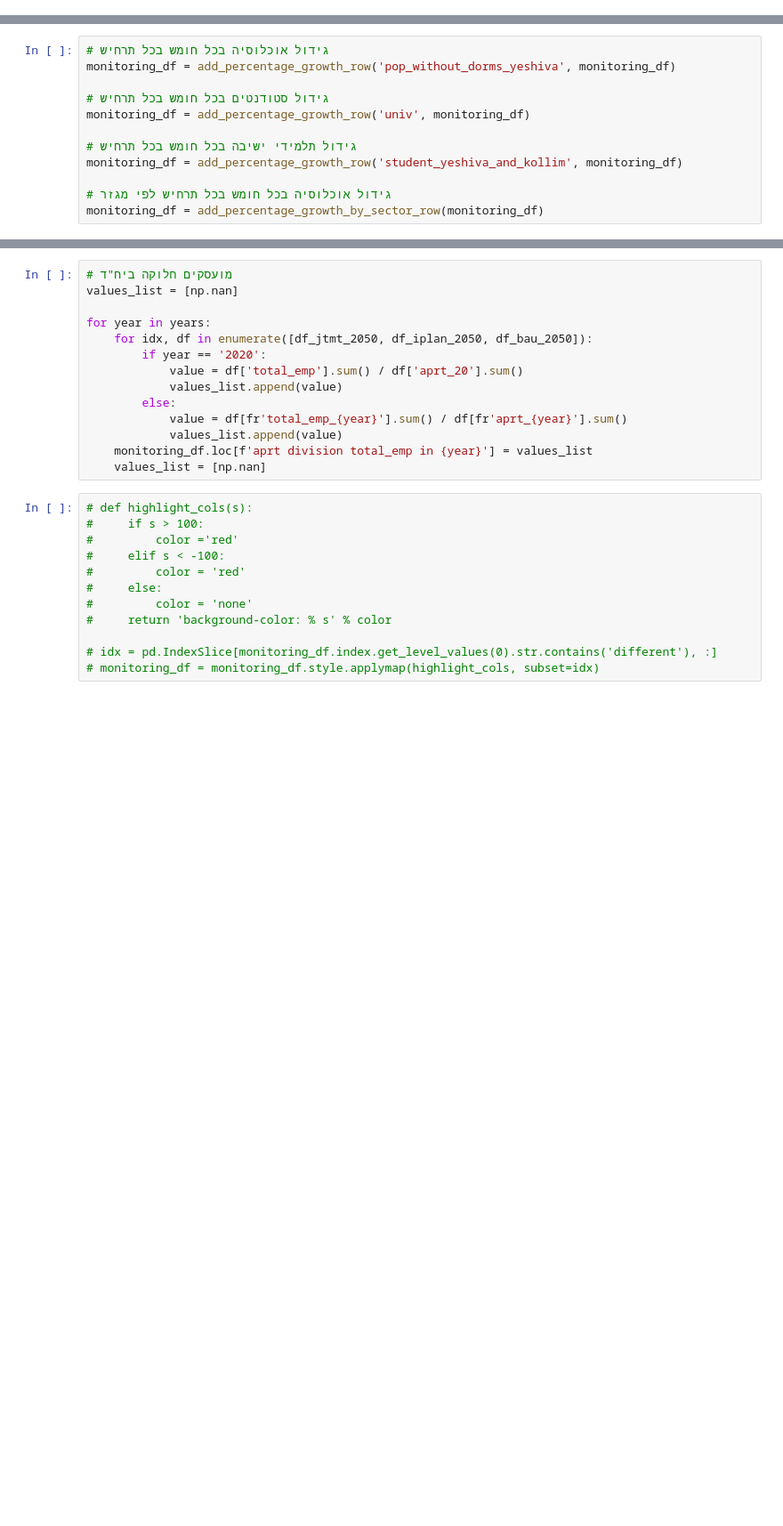
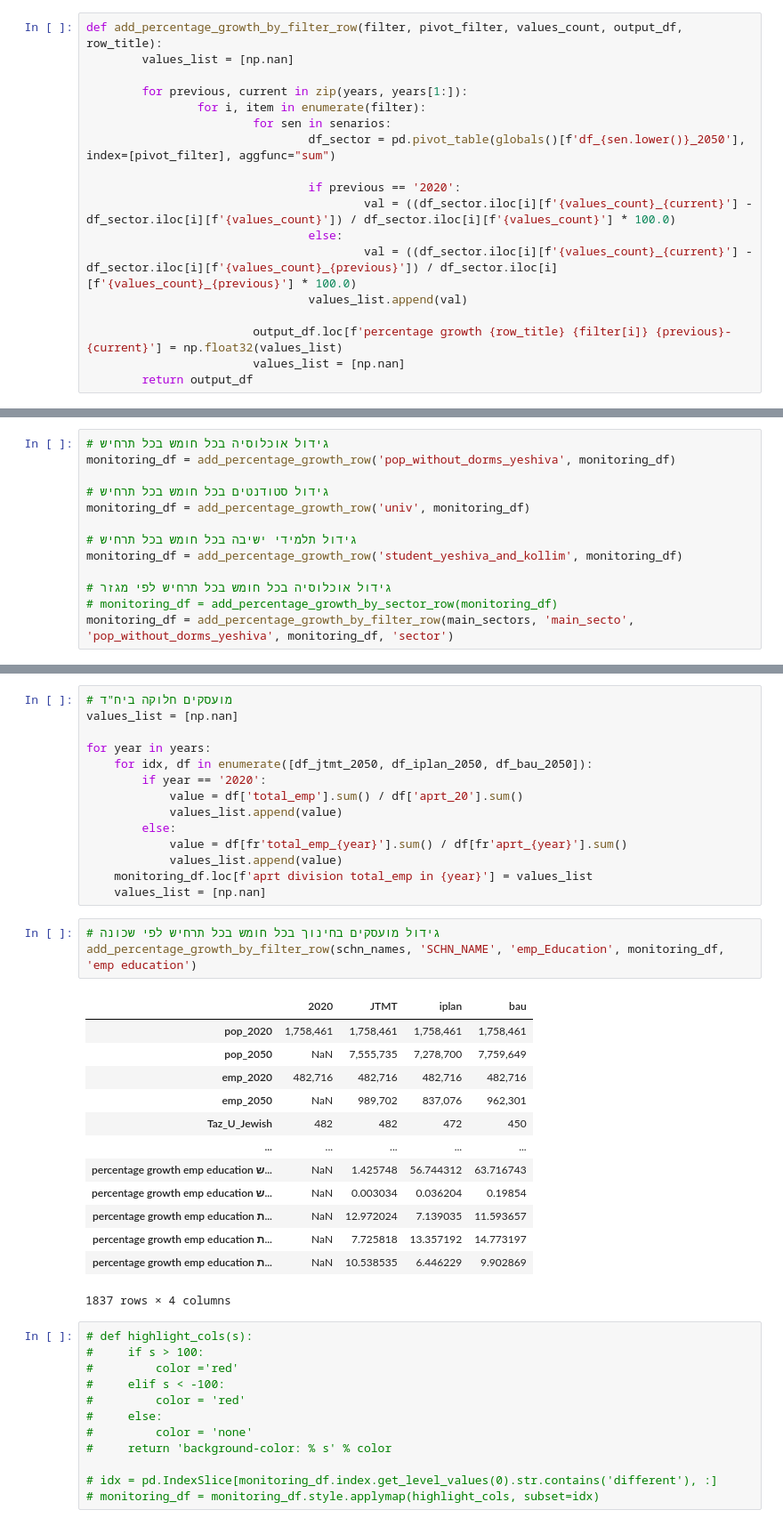
Before and after one commit to JTMPT/forecast, a Jupyter notebook: create_forecast_basic/utils/monitoring_df.ipynb, the cells around one changed output, grey strips where cells are left out. Shown at 89% size. Saved outputs shown, nothing was run; the diff lists cells and outputs as text; blank space fills up the shorter version.

```diff
--- a/create_forecast_basic/utils/monitoring_df.ipynb
+++ b/create_forecast_basic/utils/monitoring_df.ipynb
@@ -143,3 +143,21 @@ def add_percentage_growth_by_sector_row(output_df):
+# %%
+def add_percentage_growth_by_filter_row(filter, pivot_filter, values_count, output_df, row_title):
+        values_list = [np.nan]
+
+        for previous, current in zip(years, years[1:]):
+                for i, item in enumerate(filter):
+                        for sen in senarios:
+                                df_sector = pd.pivot_table(globals()[f'df_{sen.lower()}_2050'], index=[pivot_filter], aggfunc="sum")
+
+                                if previous == '2020':
+                                        val = ((df_sector.iloc[i][f'{values_count}_{current}'] - df_sector.iloc[i][f'{values_count}']) / df_sector.iloc[i][f'{values_count}'] * 100.0)
+                                else:
+                                        val = ((df_sector.iloc[i][f'{values_count}_{current}'] - df_sector.iloc[i][f'{values_count}_{previous}']) / df_sector.iloc[i][f'{values_count}_{previous}'] * 100.0)
+                                values_list.append(val)
+
+                        output_df.loc[f'percentage growth {row_title} {filter[i]} {previous}-{current}'] = np.float32(values_list)
+                        values_list = [np.nan]
+        return output_df
 # %%
 monitoring_df = pd.DataFrame(columns=['2020', 'JTMT', 'iplan', 'bau'])
 # %%
@@ -204,7 +222,8 @@ monitoring_df = add_percentage_growth_row('univ', monitoring_df)
 monitoring_df = add_percentage_growth_row('student_yeshiva_and_kollim', monitoring_df)
 
 # גידול אוכלוסיה בכל חומש בכל תרחיש לפי מגזר
-monitoring_df = add_percentage_growth_by_sector_row(monitoring_df)
+# monitoring_df = add_percentage_growth_by_sector_row(monitoring_df)
+monitoring_df = add_percentage_growth_by_filter_row(main_sectors, 'main_secto', 'pop_without_dorms_yeshiva', monitoring_df, 'sector')
 # %%
 # גידול גילאים 15-24 באוכלוסיה החרדית בכל חומש בכל תרחיש
 for previous, current in zip(years, years[1:]):
@@ -357,6 +376,23 @@ for year in years:
             values_list.append(value)
     monitoring_df.loc[f'aprt division total_emp in {year}'] = values_list
     values_list = [np.nan]
+# %%
+# גידול מועסקים בחינוך בכל חומש בכל תרחיש לפי שכונה
+add_percentage_growth_by_filter_row(schn_names, 'SCHN_NAME', 'emp_Education', monitoring_df, 'emp education')
+# %% [output]
+|  | 2020 | JTMT | iplan | bau |
+| pop_2020 | 1,758,461 | 1,758,461 | 1,758,461 | 1,758,461 |
+| pop_2050 | NaN | 7,555,735 | 7,278,700 | 7,759,649 |
+| emp_2020 | 482,716 | 482,716 | 482,716 | 482,716 |
+| emp_2050 | NaN | 989,702 | 837,076 | 962,301 |
+| Taz_U_Jewish | 482 | 482 | 472 | 450 |
+| ... | ... | ... | ... | ... |
+| percentage growth emp education ש... | NaN | 1.425748 | 56.744312 | 63.716743 |
+| percentage growth emp education ש... | NaN | 0.003034 | 0.036204 | 0.19854 |
+| percentage growth emp education ת... | NaN | 12.972024 | 7.139035 | 11.593657 |
+| percentage growth emp education ת... | NaN | 7.725818 | 13.357192 | 14.773197 |
+| percentage growth emp education ת... | NaN | 10.538535 | 6.446229 | 9.902869 |
+1837 rows × 4 columns
 # %%
 # def highlight_cols(s):
 #     if s > 100:
```
Also changed, not shown: parts of 2 cells of this notebook, 2 other files.
